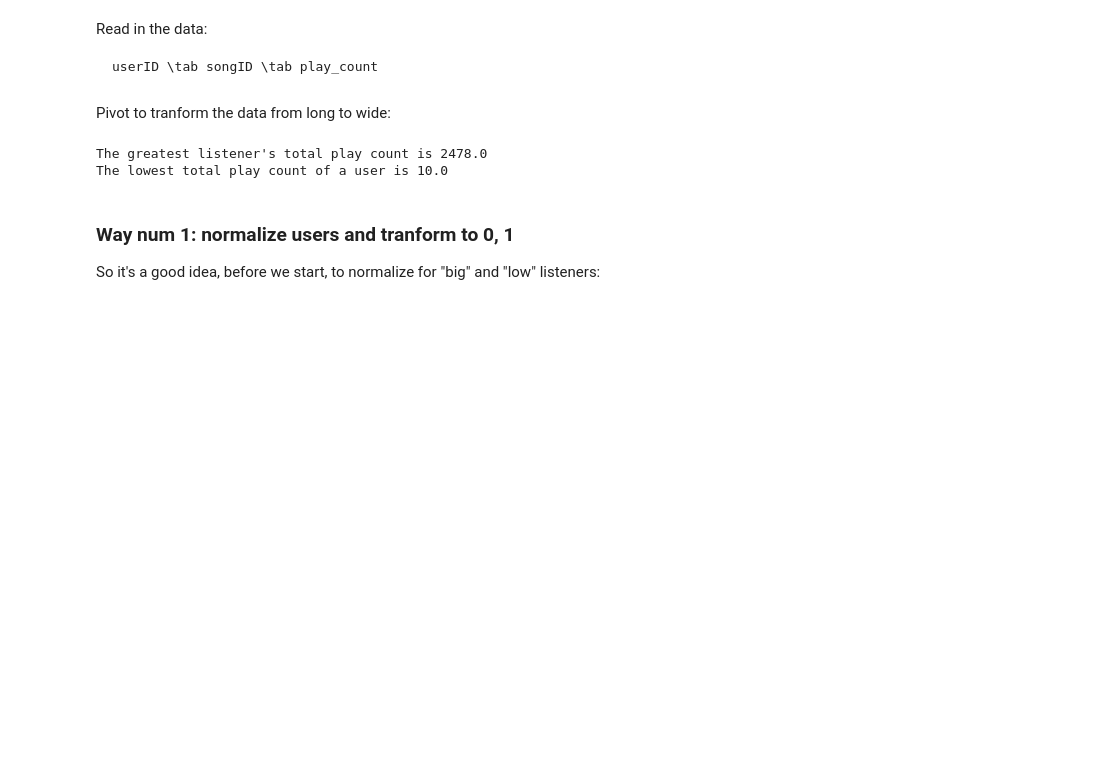
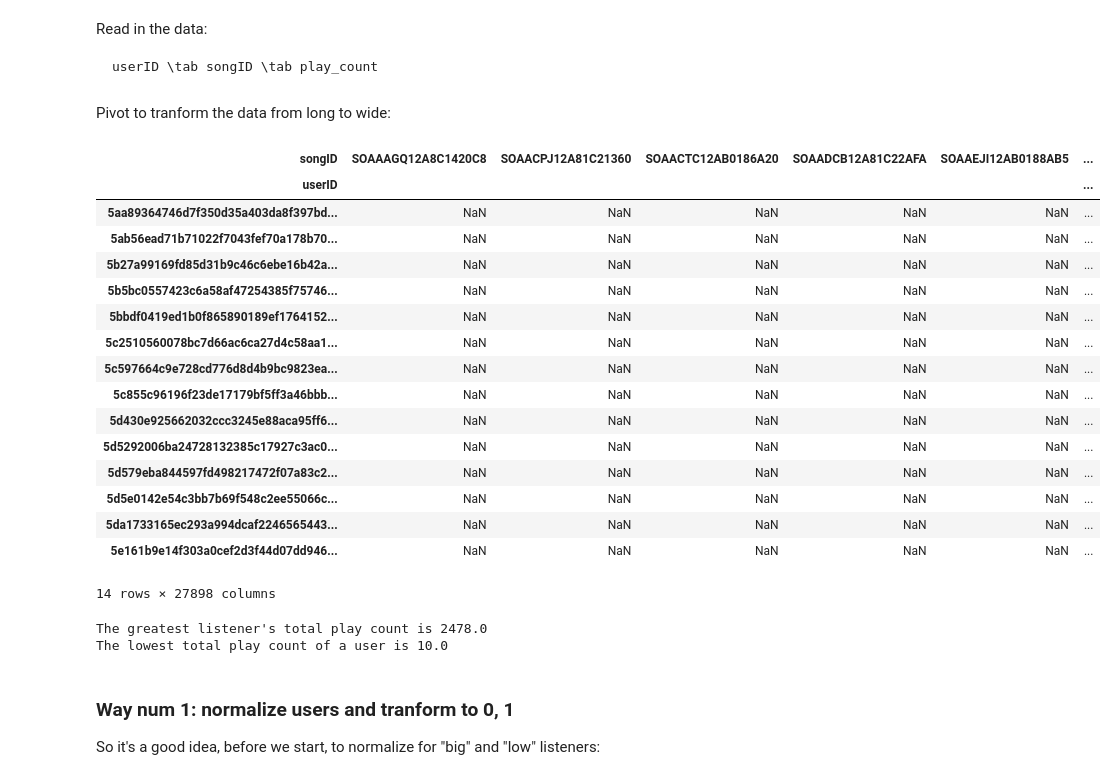
Before and after one commit to matijasipek/comp_tools, a Jupyter notebook: LSH in collaborative filtering.ipynb, the cells around one changed output. Drawn from its saved outputs; the diff is of its cells as text; code cells hidden in the pictures; blank space fills up the shorter version.

```diff
--- a/LSH in collaborative filtering.ipynb
+++ b/LSH in collaborative filtering.ipynb
@@ -22,6 +117,26 @@ u_matrix = pd.read_csv('triplets_50000.txt', sep='\t', names = ['userID','songID
 Pivot to tranform the data from long to wide:
 # %%
 u_matrix = u_matrix.pivot(index="userID", columns="songID", values="play_count")
+# %%
+u_matrix[356:370]
+# %% [output]
+| songID | SOAAAGQ12A8C1420C8 | SOAACPJ12A81C21360 | SOAACTC12AB0186A20 | SOAADCB12A81C22AFA | SOAAEJI12AB0188AB5 | ... |
+| userID |  |  |  |  |  | ... |
+| 5aa89364746d7f350d35a403da8f397bd... | NaN | NaN | NaN | NaN | NaN | ... |
+| 5ab56ead71b71022f7043fef70a178b70... | NaN | NaN | NaN | NaN | NaN | ... |
+| 5b27a99169fd85d31b9c46c6ebe16b42a... | NaN | NaN | NaN | NaN | NaN | ... |
+| 5b5bc0557423c6a58af47254385f75746... | NaN | NaN | NaN | NaN | NaN | ... |
+| 5bbdf0419ed1b0f865890189ef1764152... | NaN | NaN | NaN | NaN | NaN | ... |
+| 5c2510560078bc7d66ac6ca27d4c58aa1... | NaN | NaN | NaN | NaN | NaN | ... |
+| 5c597664c9e728cd776d8d4b9bc9823ea... | NaN | NaN | NaN | NaN | NaN | ... |
+| 5c855c96196f23de17179bf5ff3a46bbb... | NaN | NaN | NaN | NaN | NaN | ... |
+| 5d430e925662032ccc3245e88aca95ff6... | NaN | NaN | NaN | NaN | NaN | ... |
+| 5d5292006ba24728132385c17927c3ac0... | NaN | NaN | NaN | NaN | NaN | ... |
+| 5d579eba844597fd498217472f07a83c2... | NaN | NaN | NaN | NaN | NaN | ... |
+| 5d5e0142e54c3bb7b69f548c2ee55066c... | NaN | NaN | NaN | NaN | NaN | ... |
+| 5da1733165ec293a994dcaf2246565443... | NaN | NaN | NaN | NaN | NaN | ... |
+| 5e161b9e14f303a0cef2d3f44d07dd946... | NaN | NaN | NaN | NaN | NaN | ... |
+14 rows × 27898 columns
 # %%
 # u_m = u_matrix.fillna(0) # Replace the NaN with 0s.
 # %%
```
Also changed, not shown: parts of 16 cells of this notebook.
